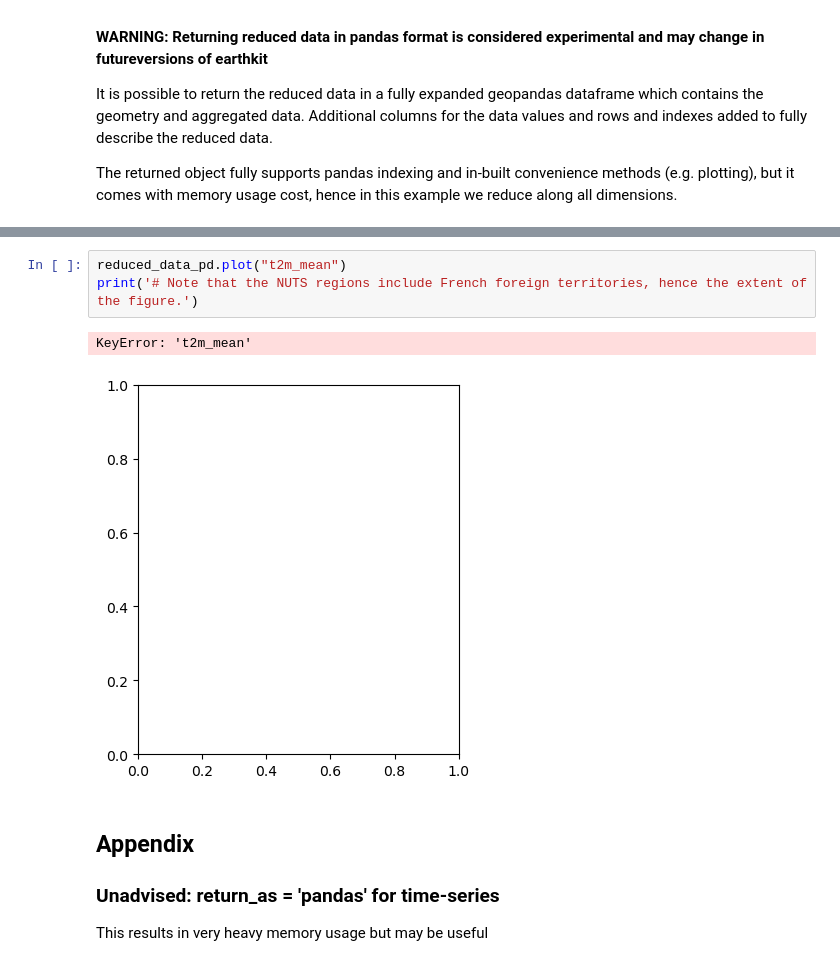
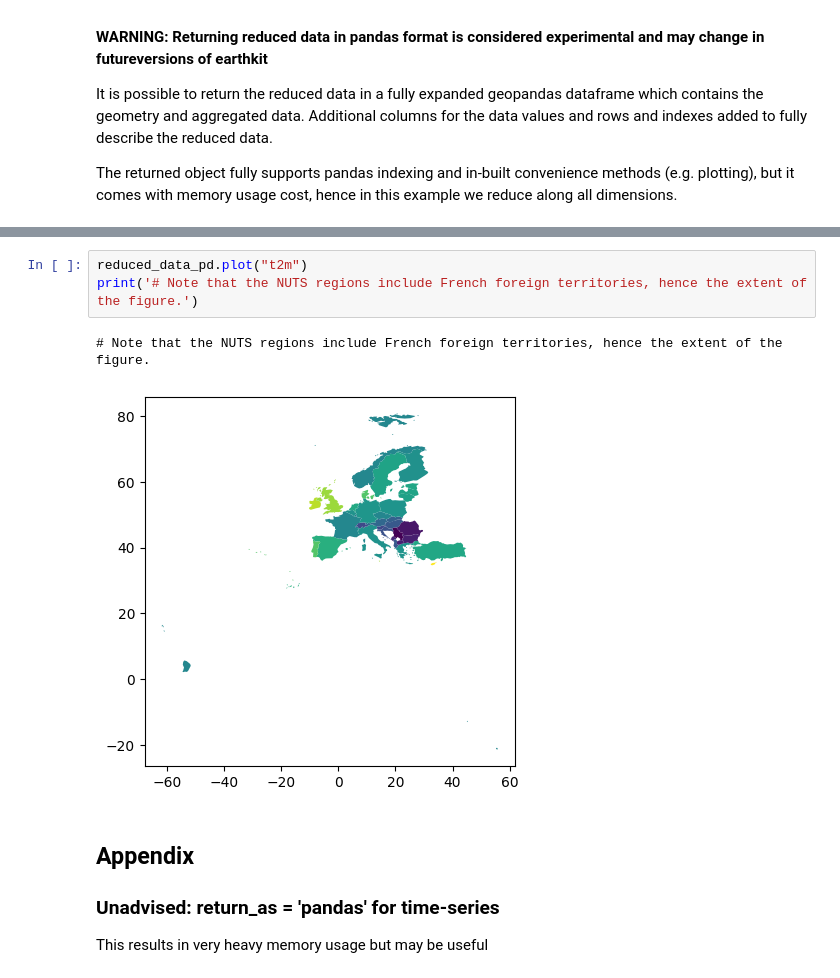
Before and after one commit to ecmwf/earthkit-transforms, a Jupyter notebook: docs/notebooks/aggregate/aggregate-spatial.ipynb, the cells around one changed output, grey strips where cells are left out. Drawn from its saved outputs; the diff is of its cells as text.

```diff
--- a/docs/notebooks/aggregate/aggregate-spatial.ipynb
+++ b/docs/notebooks/aggregate/aggregate-spatial.ipynb
@@ -355,11 +355,11 @@ Returning reduced data in pandas format is considered experimental and may chang
 | HU | HU | HU | 0 | HU | Magyarország | Magyarország | 0 | 0 | 0 | ... |
 | IE | IE | IE | 0 | IE | Éire/Ireland | Éire/Ireland | 0 | 0 | 0 | ... |
 # %%
-reduced_data_pd.plot("t2m_mean")
+reduced_data_pd.plot("t2m")
 print('# Note that the NUTS regions include French foreign territories, hence the extent of the figure.')
 # %% [output]
-KeyError: 't2m_mean'
+# Note that the NUTS regions include French foreign territories, hence the extent of the figure.
-[figure, old version]
+[figure, new version]
 # %% [markdown]
 ## Appendix
 
```
Also changed, not shown: parts of 11 cells of this notebook, 6 other files.
